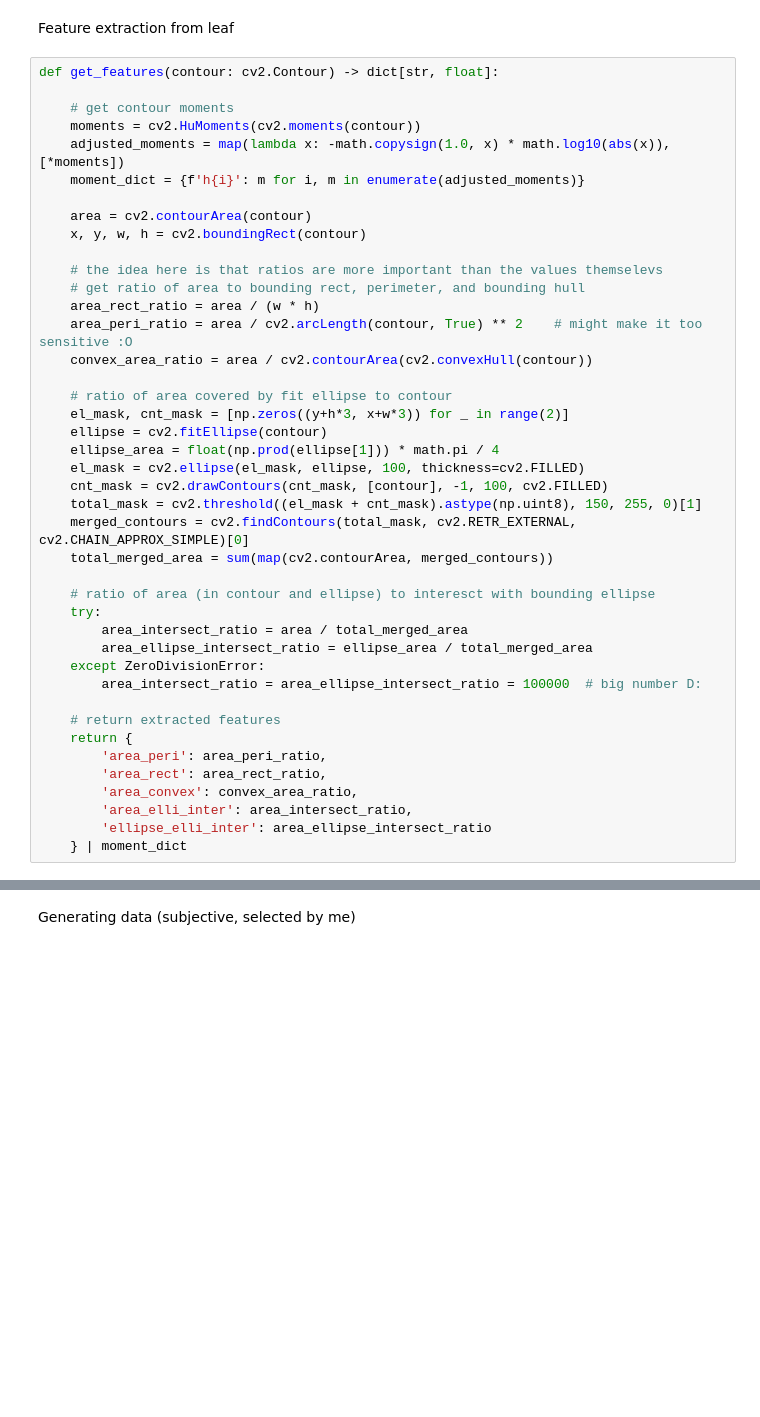
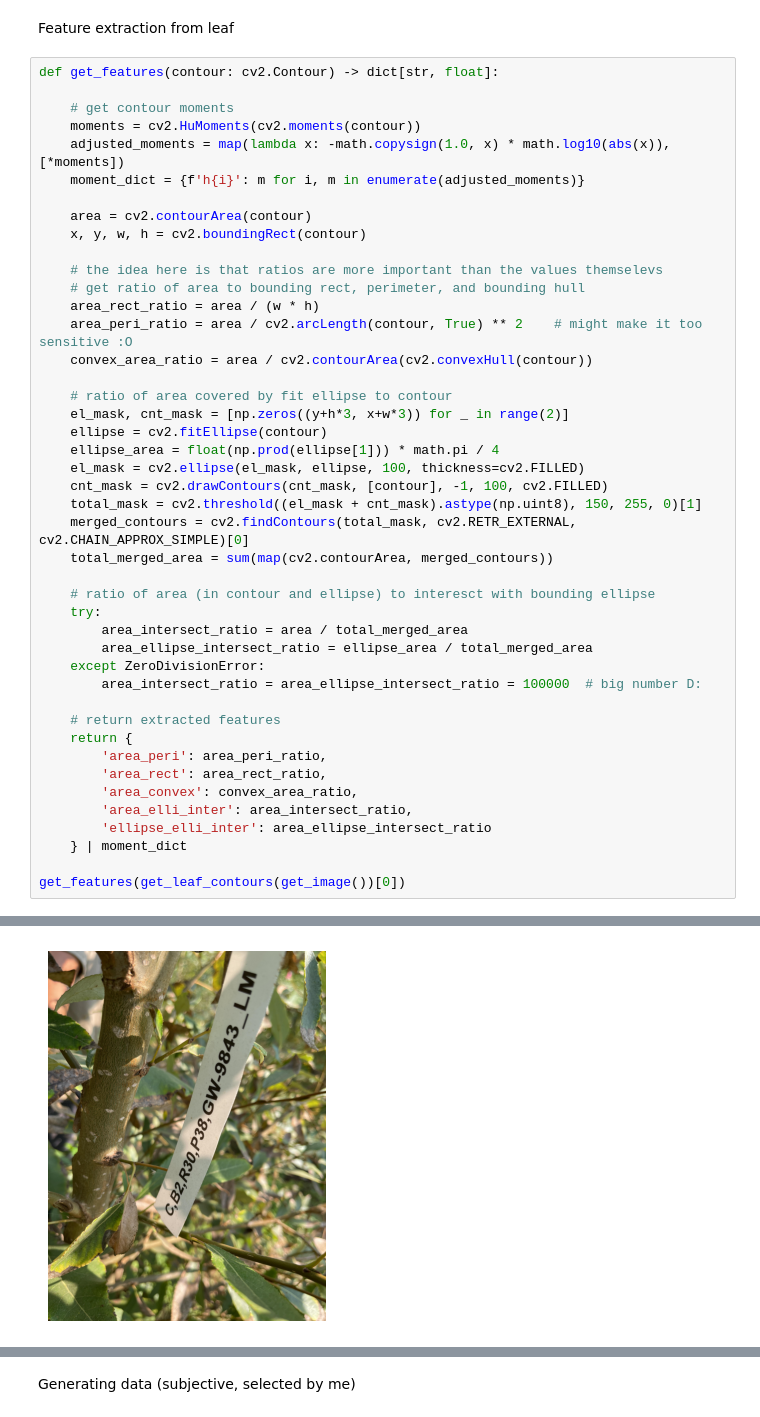
Before and after one commit to vivaansinghvi07/smoky-mountain-data-comp, a Jupyter notebook: step2.ipynb, the cells around one changed output, grey strips where cells are left out. Cells and saved outputs as stored; diff of their text form; blank space fills up the shorter version.

```diff
--- a/step2.ipynb
+++ b/step2.ipynb
@@ -215,3 +215,6 @@ def get_features(contour: cv2.Contour) -> dict[str, float]:
         'area_elli_inter': area_intersect_ratio,
         'ellipse_elli_inter': area_ellipse_intersect_ratio
     } | moment_dict
+
+get_features(get_leaf_contours(get_image())[0])
+# %% [output]
@@ -217,0 +222 @@ def get_features(contour: cv2.Contour) -> dict[str, float]:
+[figure, added]
```
Also changed, not shown: parts of 6 cells of this notebook, 1 other file.
